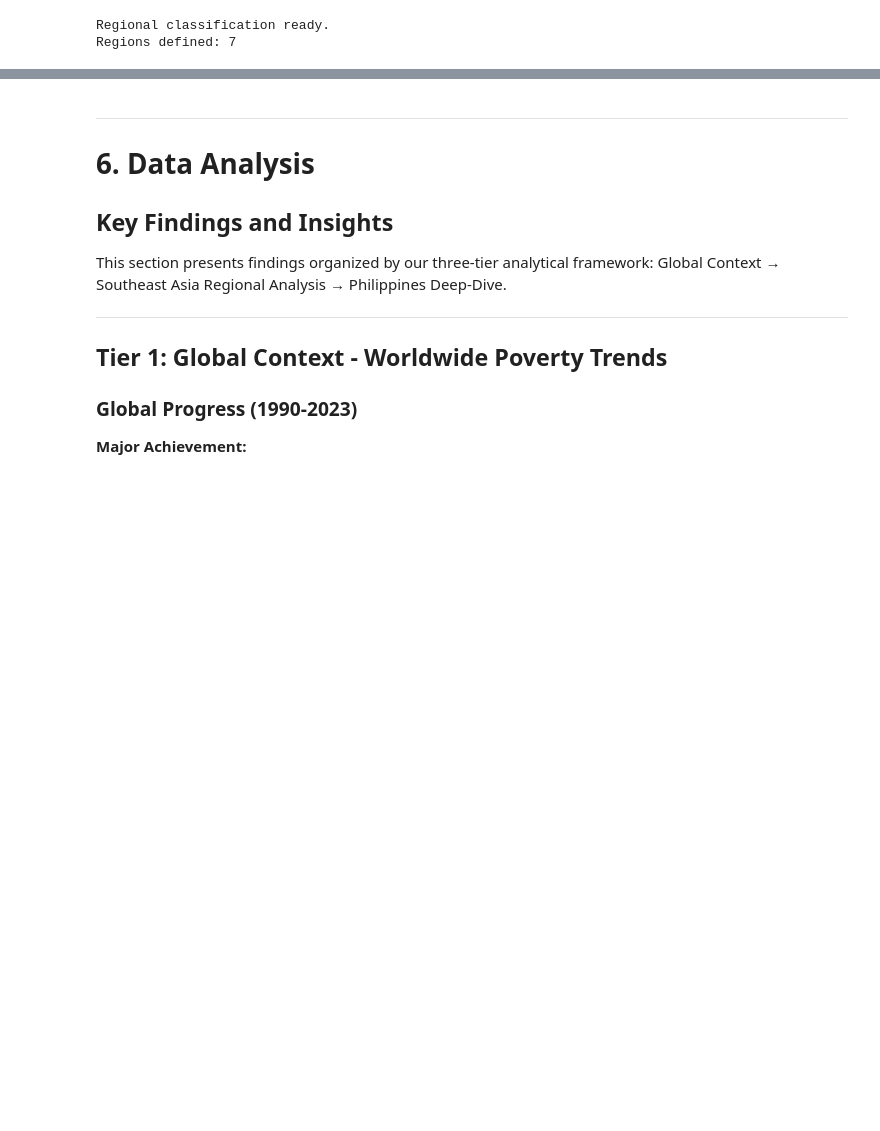
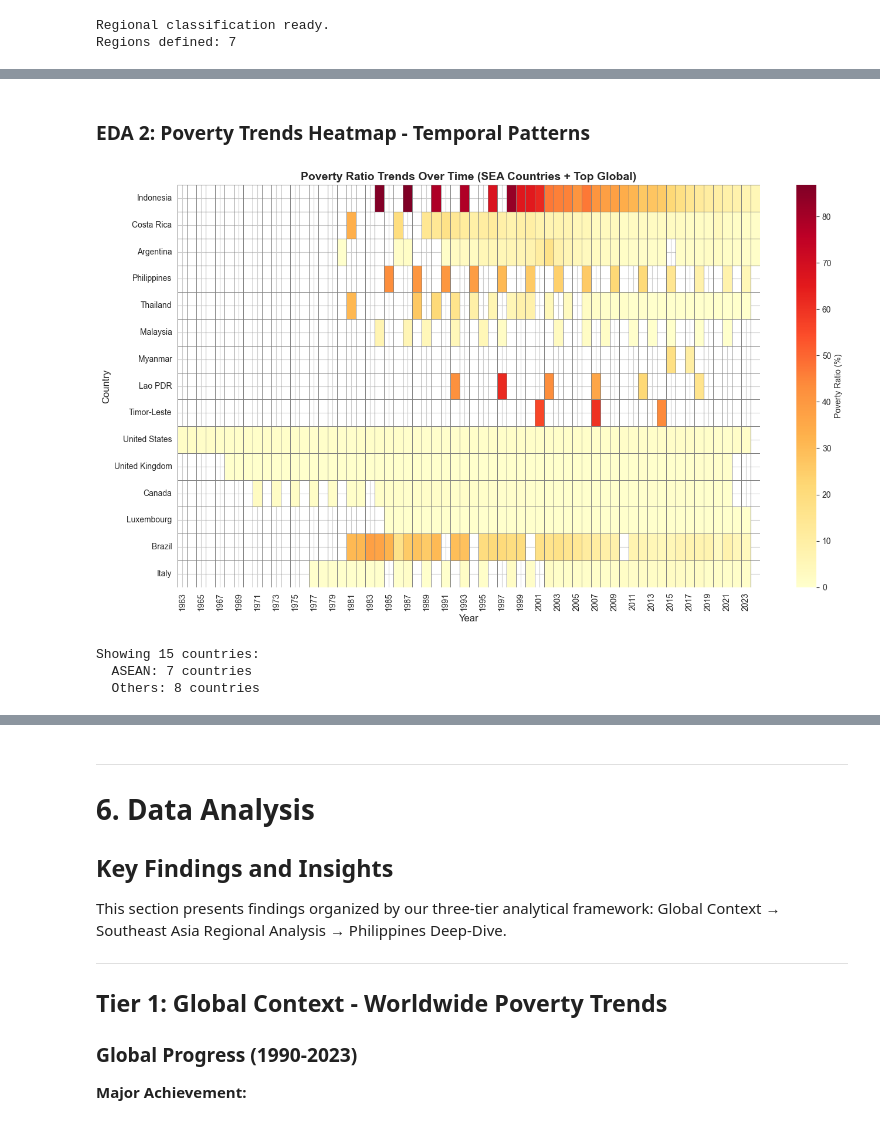
Before and after one commit to vKenjo/dataviz-finals-proj, a Jupyter notebook: FINAL_PROJECT.ipynb, the cells around one changed output, grey strips where cells are left out. Saved outputs shown, nothing was run; the diff lists cells and outputs as text; code cells hidden in the pictures; blank space fills up the shorter version.

```diff
--- a/FINAL_PROJECT.ipynb
+++ b/FINAL_PROJECT.ipynb
@@ -624,0 +548,55 @@ primary_enrollment ↔ secondary_enrollment: 0.778
+# %% [markdown]
+### EDA 2: Poverty Trends Heatmap - Temporal Patterns
+# %%
+# EDA 2: Poverty Trends Heatmap - Limited to 15 countries with SEA/Philippines prioritized
+
+# Create pivot table
+poverty_by_year = df_clean.pivot_table(
+    values='poverty_headcount',
+    index='country',
+    columns='year',
+    aggfunc='mean'
+)
+
+# Count data availability per country
+data_count = poverty_by_year.notna().sum(axis=1)
+
+# Separate ASEAN countries and others
+sea_in_data = [c for c in sea_countries if c in poverty_by_year.index]
+other_countries = [c for c in poverty_by_year.index if c not in sea_countries]
+
+# Get top countries by data availability (excluding ASEAN)
+other_sorted = data_count[other_countries].sort_values(ascending=False)
+
+# Select: All ASEAN countries + Philippines + top others to reach 15 total
+selected_countries = []
+if 'Philippines' in poverty_by_year.index and 'Philippines' not in selected_countries:
+    selected_countries.append('Philippines')
+selected_countries.extend([c for c in sea_in_data if c != 'Philippines'])
+remaining_slots = 15 - len(selected_countries)
+if remaining_slots > 0:
+    selected_countries.extend(other_sorted.head(remaining_slots).index.tolist())
+
+# Limit to 15
+selected_countries = selected_countries[:15]
+
+# Create heatmap data
+heatmap_data = poverty_by_year.loc[selected_countries].sort_values(by=poverty_by_year.columns[-1], ascending=False)
+
+plt.figure(figsize=(14, 8))
+sns.heatmap(heatmap_data, cmap='YlOrRd', cbar_kws={'label': 'Poverty Ratio (%)'},
+            linewidths=0.5, linecolor='gray', annot=False)
+plt.title('Poverty Ratio Trends Over Time (SEA Countries + Top Global)', fontsize=14, fontweight='bold')
+plt.xlabel('Year', fontsize=12)
+plt.ylabel('Country', fontsize=12)
+plt.tight_layout()
+plt.show()
+
+print(f"Showing {len(selected_countries)} countries:")
+print(f"  ASEAN: {len([c for c in selected_countries if c in sea_countries])} countries")
+print(f"  Others: {len([c for c in selected_countries if c not in sea_countries])} countries")
+# %% [output]
+[figure, added]
+Showing 15 countries:
+  ASEAN: 7 countries
+  Others: 8 countries
```
Also changed, not shown: parts of 35 cells of this notebook, 12 other files.
